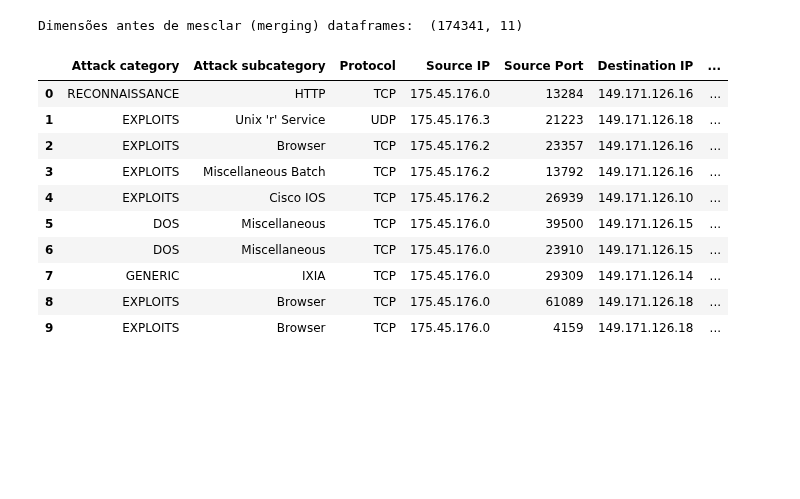
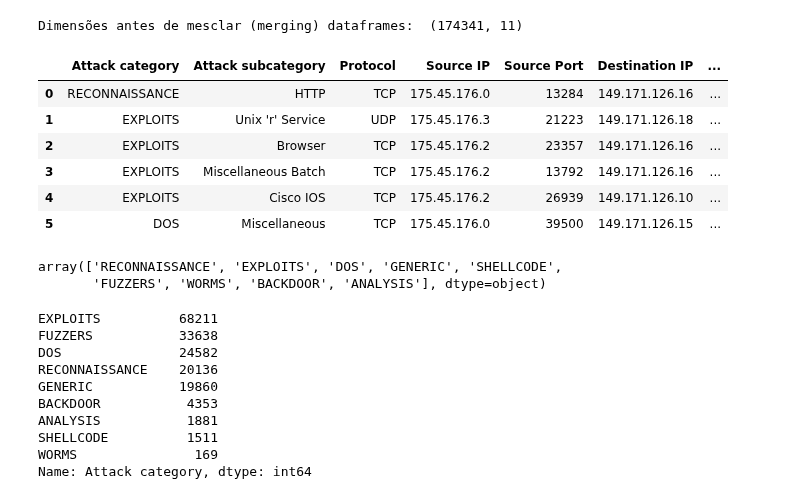
Before and after one commit to EddyGiusepe/Cyber_Security_1, a Jupyter notebook: CyberSecurity_Kaggle.ipynb, the cells around one changed output. Cells and saved outputs as stored; diff of their text form; code cells hidden in the pictures; blank space fills up the shorter version.

```diff
--- a/CyberSecurity_Kaggle.ipynb
+++ b/CyberSecurity_Kaggle.ipynb
@@ -399,16 +399,32 @@ Dimensões antes de mesclar (merging) dataframes:  (174341, 11)
 newdf = pd.merge(df, tcp_ports[['Port','Service']], left_on='Destination Port', right_on='Port', how='left')
 newdf = newdf.rename(columns={'Service':'Destination Port Service'})
 # %%
-newdf.head(10)
+newdf.head(6)
 # %% [output]
 |  | Attack category | Attack subcategory | Protocol | Source IP | Source Port | Destination IP | ... |
 | 0 | RECONNAISSANCE | HTTP | TCP | 175.45.176.0 | 13284 | 149.171.126.16 | ... |
 | 1 | EXPLOITS | Unix 'r' Service | UDP | 175.45.176.3 | 21223 | 149.171.126.18 | ... |
 | 2 | EXPLOITS | Browser | TCP | 175.45.176.2 | 23357 | 149.171.126.16 | ... |
 | 3 | EXPLOITS | Miscellaneous Batch | TCP | 175.45.176.2 | 13792 | 149.171.126.16 | ... |
 | 4 | EXPLOITS | Cisco IOS | TCP | 175.45.176.2 | 26939 | 149.171.126.10 | ... |
 | 5 | DOS | Miscellaneous | TCP | 175.45.176.0 | 39500 | 149.171.126.15 | ... |
-| 6 | DOS | Miscellaneous | TCP | 175.45.176.0 | 23910 | 149.171.126.15 | ... |
-| 7 | GENERIC | IXIA | TCP | 175.45.176.0 | 29309 | 149.171.126.14 | ... |
-| 8 | EXPLOITS | Browser | TCP | 175.45.176.0 | 61089 | 149.171.126.18 | ... |
-| 9 | EXPLOITS | Browser | TCP | 175.45.176.0 | 4159 | 149.171.126.18 | ... |
+# %%
+# Vamos ver as propriedades da coluna "Attack category"
+
+newdf['Attack category'].unique()
+# %% [output]
+array(['RECONNAISSANCE', 'EXPLOITS', 'DOS', 'GENERIC', 'SHELLCODE',
+       'FUZZERS', 'WORMS', 'BACKDOOR', 'ANALYSIS'], dtype=object)
+# %%
+newdf['Attack category'].value_counts()
+# %% [output]
+EXPLOITS          68211
+FUZZERS           33638
+DOS               24582
+RECONNAISSANCE    20136
+GENERIC           19860
+BACKDOOR           4353
+ANALYSIS           1881
+SHELLCODE          1511
+WORMS               169
+Name: Attack category, dtype: int64
```
Also changed, not shown: parts of 2 cells of this notebook.
